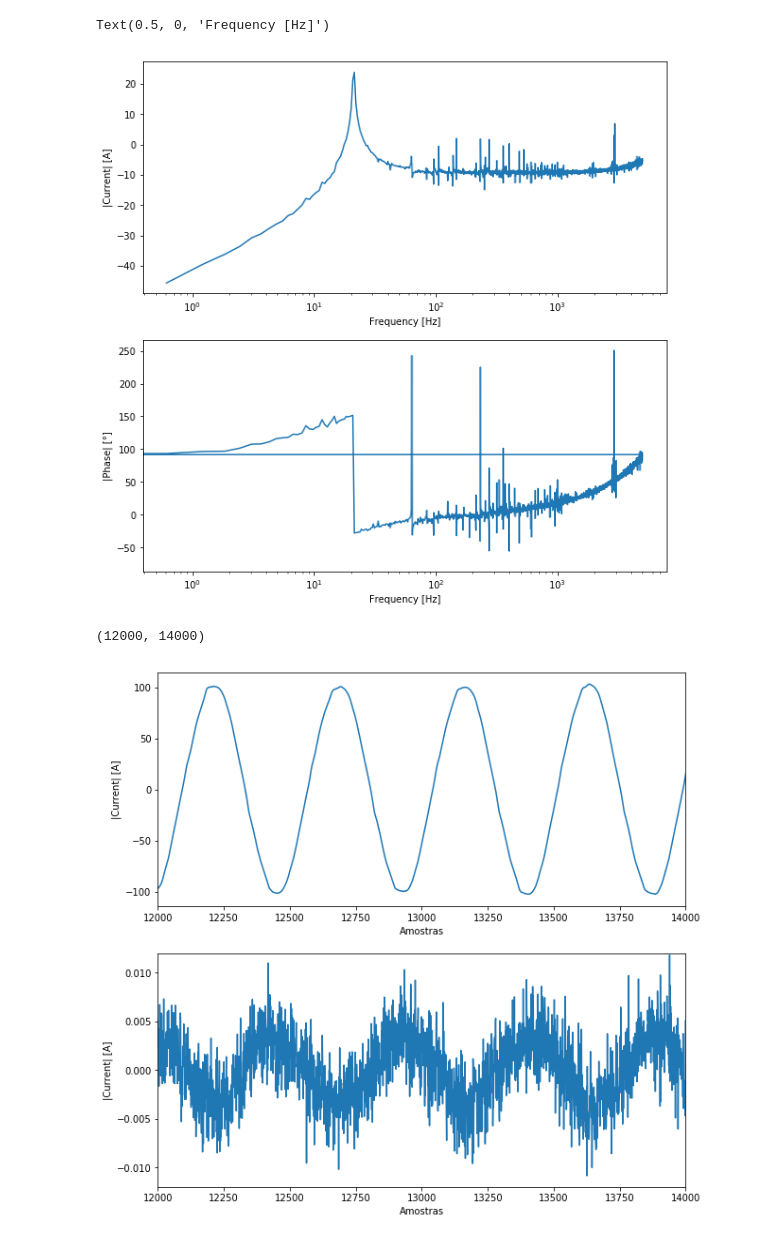
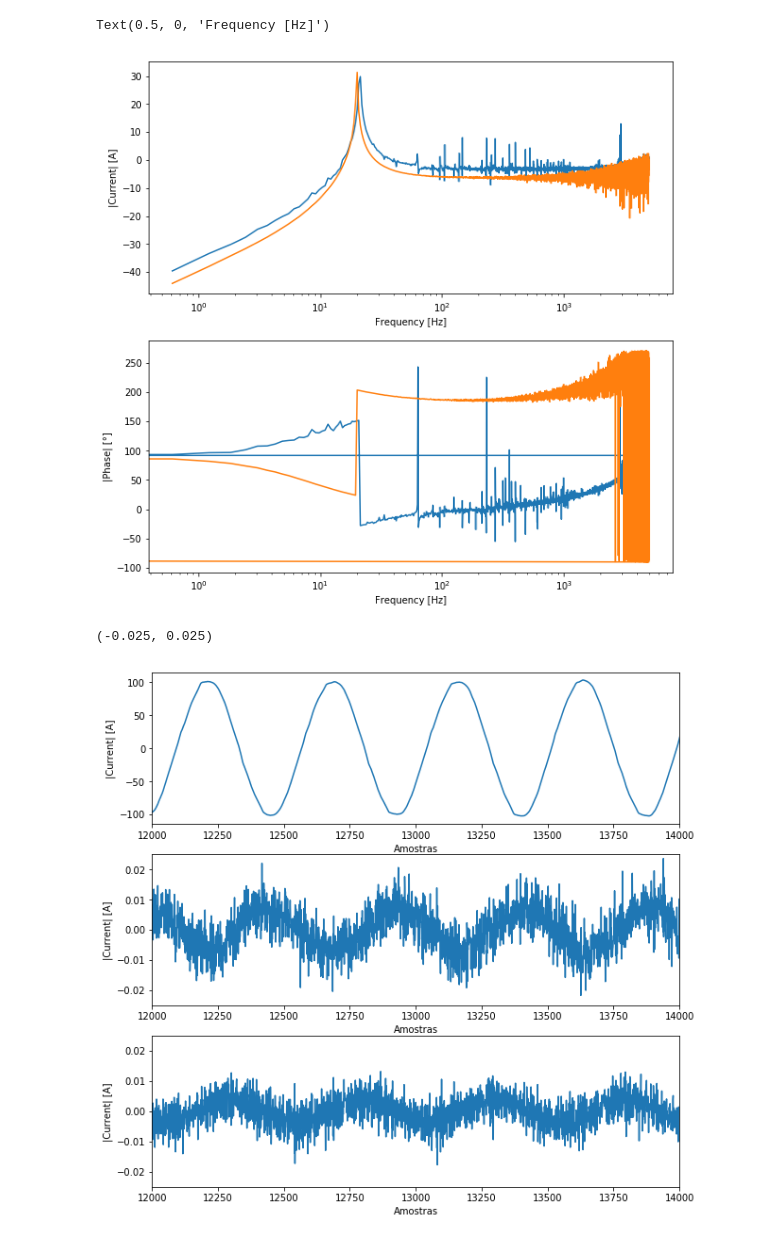
Before and after one commit to gpiaia/rogowski-coil-design, a Jupyter notebook: simulations/automatic_simulation.ipynb, the cells around one changed output. Drawn from its saved outputs; the diff is of its cells as text; code cells hidden in the pictures.

```diff
--- a/simulations/automatic_simulation.ipynb
+++ b/simulations/automatic_simulation.ipynb
@@ -27,7 +28,7 @@ minangle = 30
 acsolver = 0 # 0 to successive approximation or 1 to Newton
 
 init = 0
-final = 2
+final = 4
 
 progress = IntProgress(min=init, max=final, description='Simulation:') # instantiate the bar
 display(progress) # display the bar
@@ -93,46 +115,61 @@ freqs = fftpack.fftfreq(len(data_plot)) * f_s
 # %%
 # Calculates the Rogowski voltage from the product between Rogowski coil frequency response and
 # the currente imported from another sensor
-Ampl = []
-Phs = []
-polar = []
+AmplReal = []
+PhsReal = []
+polarReal = []
+
+AmplSml = []
+PhsSml = []
+polarSml = []
 
 for n in range(0, len(freqs)):
-    Ampl.append(amplitude[n]*gain*freqs[n])
-    Phs.append(phase[n]*(180/np.pi) + 90)
-    polar.append(cmath.rect(Ampl[n], Phs[n]))
+    AmplReal.append(amplitude[n]*gain*freqs[n])
+    PhsReal.append(phase[n]*(180/np.pi) + 90)
+    polarReal.append(cmath.rect(AmplReal[n], PhsReal[n]))
+
+    AmplSml.append(amplitude_sml[n]*gain*freqs_sml[n])
+    PhsSml.append(phase_sml[n]*(180/np.pi) + 90)
+    polarSml.append(cmath.rect(AmplSml[n], PhsSml[n]))
 # %%
 # Rogowski voltage Frequency response of a real current
 fig, ax = plt.subplots(nrows=2, ncols=1, figsize=(10,10))
-ax[0].semilogx(freqs,20*np.log10(Ampl))
+ax[0].semilogx(freqs,20*np.log10(AmplReal), freqs_sml,20*np.log10(AmplSml))
 ax[0].set_ylabel('|Current| [A]')
 ax[0].set_xlabel('Frequency [Hz]')
 
-ax[1].semilogx(freqs,Phs)
+ax[1].semilogx(freqs,PhsReal, freqs_sml,PhsSml)
 ax[1].set_ylabel('|Phase| [°]')
 ax[1].set_xlabel('Frequency [Hz]')
 # %% [output]
 Text(0.5, 0, 'Frequency [Hz]')
-[figure, old version]
+[figure, new version]
 # %%
 # inverse fft of the Rogowski voltage of a real current
-signal_rogowski = fftpack.ifft(polar)
+signal_rogowski_real = fftpack.ifft(polarReal)
+signal_rogowski_sml = fftpack.ifft(polarSml)
 
 # plot and compare ifft with a real current
-fig, ax = plt.subplots(nrows=2, ncols=1, figsize=(10,10))
-ax[1].plot(signal_rogowski)
+fig, ax = plt.subplots(nrows=3, ncols=1, figsize=(10,10))
+ax[1].plot(signal_rogowski_real)
 ax[1].set_ylabel('|Current| [A]')
 ax[1].set_xlabel('Amostras')
 ax[1].set_xlim(12000, 14000)
-ax[1].set_ylim(-0.012, 0.012)
+ax[1].set_ylim(-0.025, 0.025)
 
 ax[0].plot(data)
 ax[0].set_ylabel('|Current| [A]')
 ax[0].set_xlabel('Amostras')
 ax[0].set_xlim(12000, 14000)
+
+ax[2].plot(signal_rogowski_sml)
+ax[2].set_ylabel('|Current| [A]')
+ax[2].set_xlabel('Amostras')
+ax[2].set_xlim(12000, 14000)
+ax[2].set_ylim(-0.025, 0.025)
 # %% [output]
-(12000, 14000)
+(-0.025, 0.025)
-[figure, old version]
+[figure, new version]
 # %%
 # Exports to wav file the Rogowski voltage of a real current
 sampleRate = 10000
```
Also changed, not shown: parts of 18 cells of this notebook, 22 other files.
